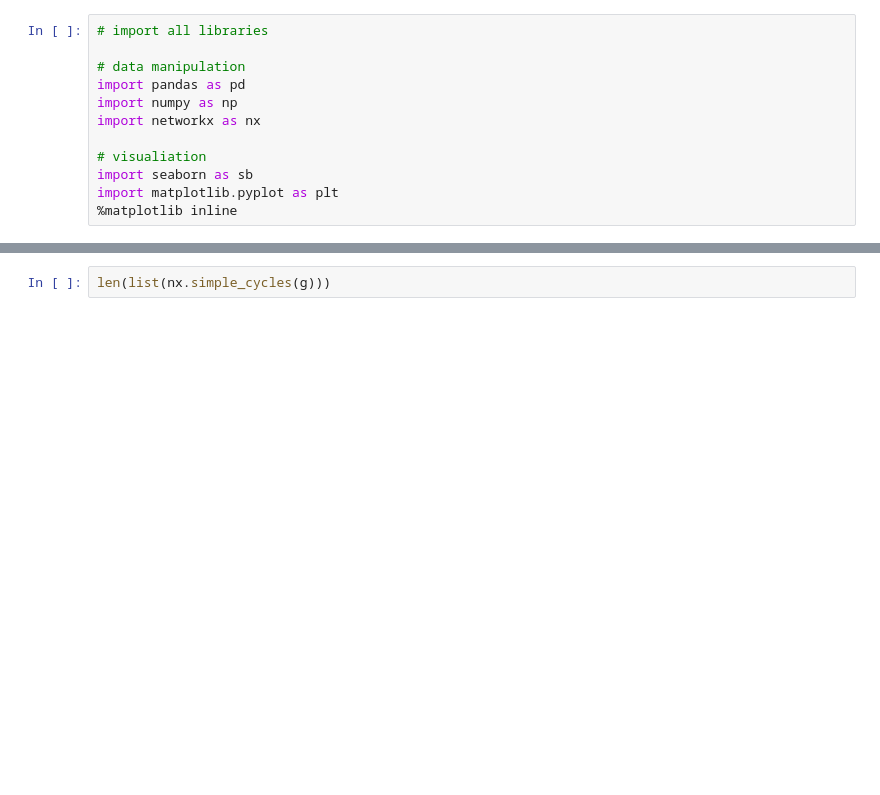
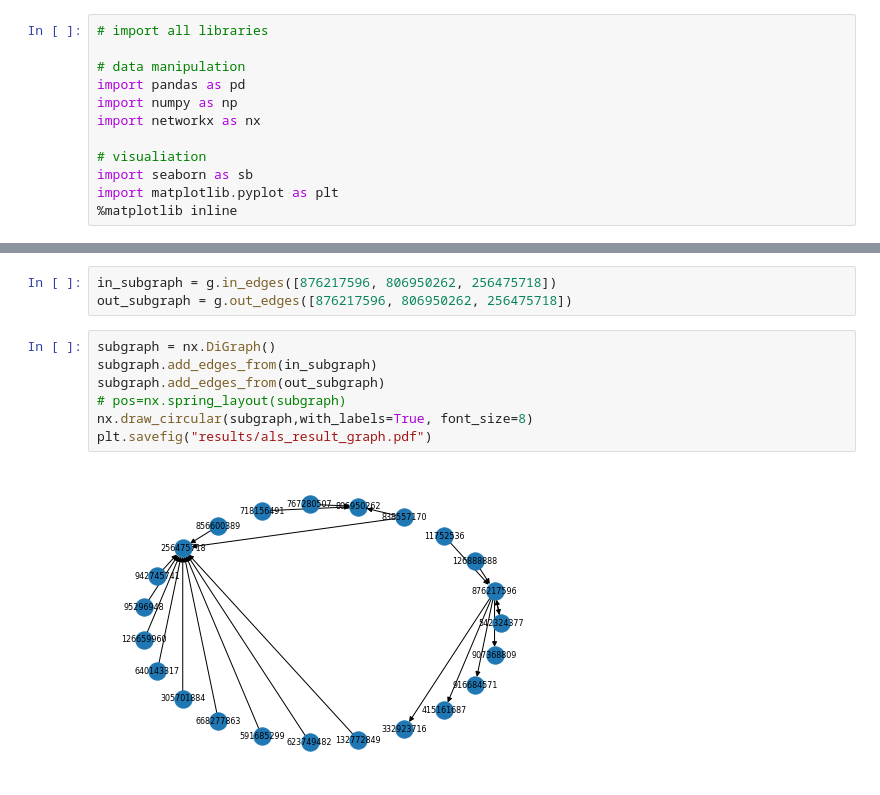
Before and after one commit to elsiefore/link-prediction, a Jupyter notebook: data_anaylysis.ipynb, the cells around one changed output, grey strips where cells are left out. Cells and saved outputs as stored; diff of their text form; blank space fills up the shorter version.

```diff
--- a/data_anaylysis.ipynb
+++ b/data_anaylysis.ipynb
@@ -40,5 +46,15 @@ plt.savefig("graph_sample.pdf")
-# %%
-len(list(nx.simple_cycles(g)))
+# %%
+in_subgraph = g.in_edges([876217596, 806950262, 256475718])
+out_subgraph = g.out_edges([876217596, 806950262, 256475718])
+# %%
+subgraph = nx.DiGraph()
+subgraph.add_edges_from(in_subgraph)
+subgraph.add_edges_from(out_subgraph)
+# pos=nx.spring_layout(subgraph)
+nx.draw_circular(subgraph,with_labels=True, font_size=8)
+plt.savefig("results/als_result_graph.pdf")
+# %% [output]
+[figure, added]
 # %%
 outdegree_dist = list(dict(g.out_degree()).values())
 outdegree_dist.sort()
```
Also changed, not shown: parts of 10 cells of this notebook, 1 other file.
